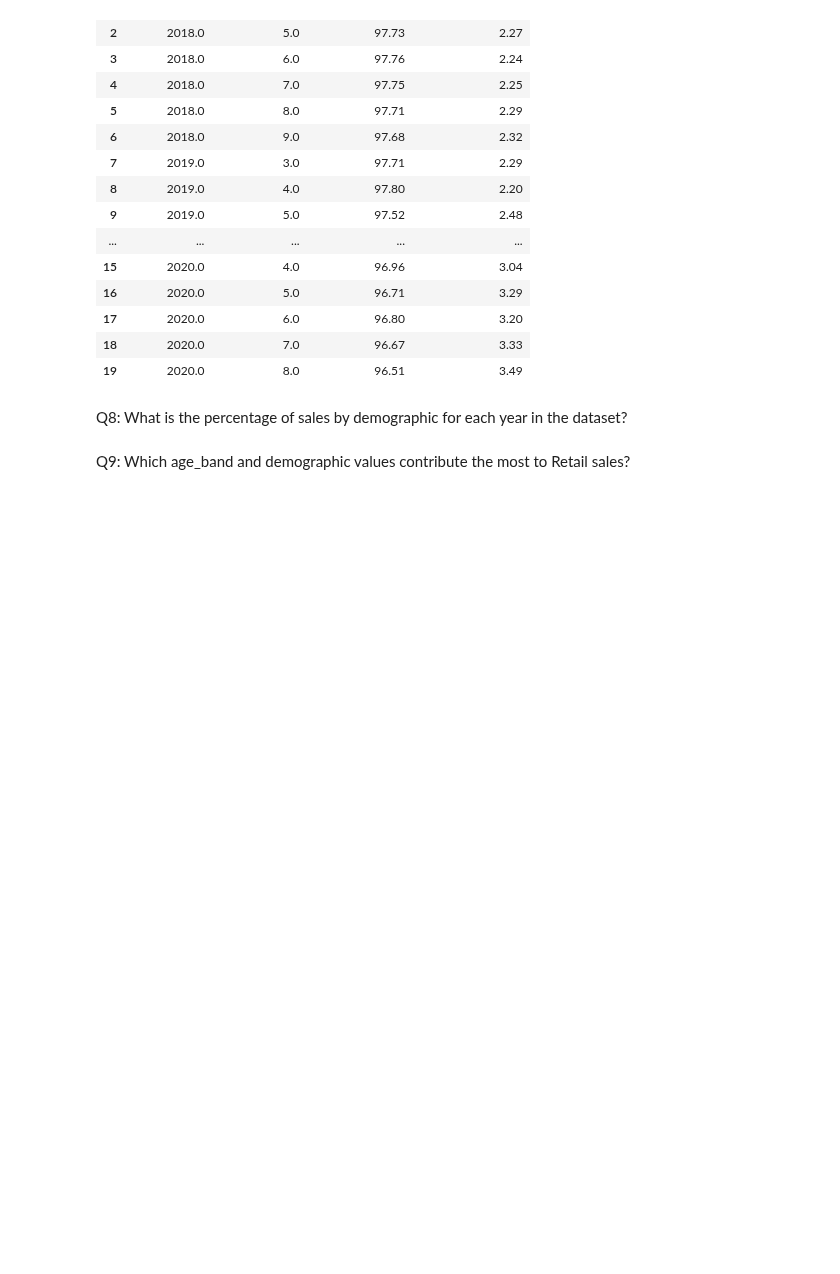
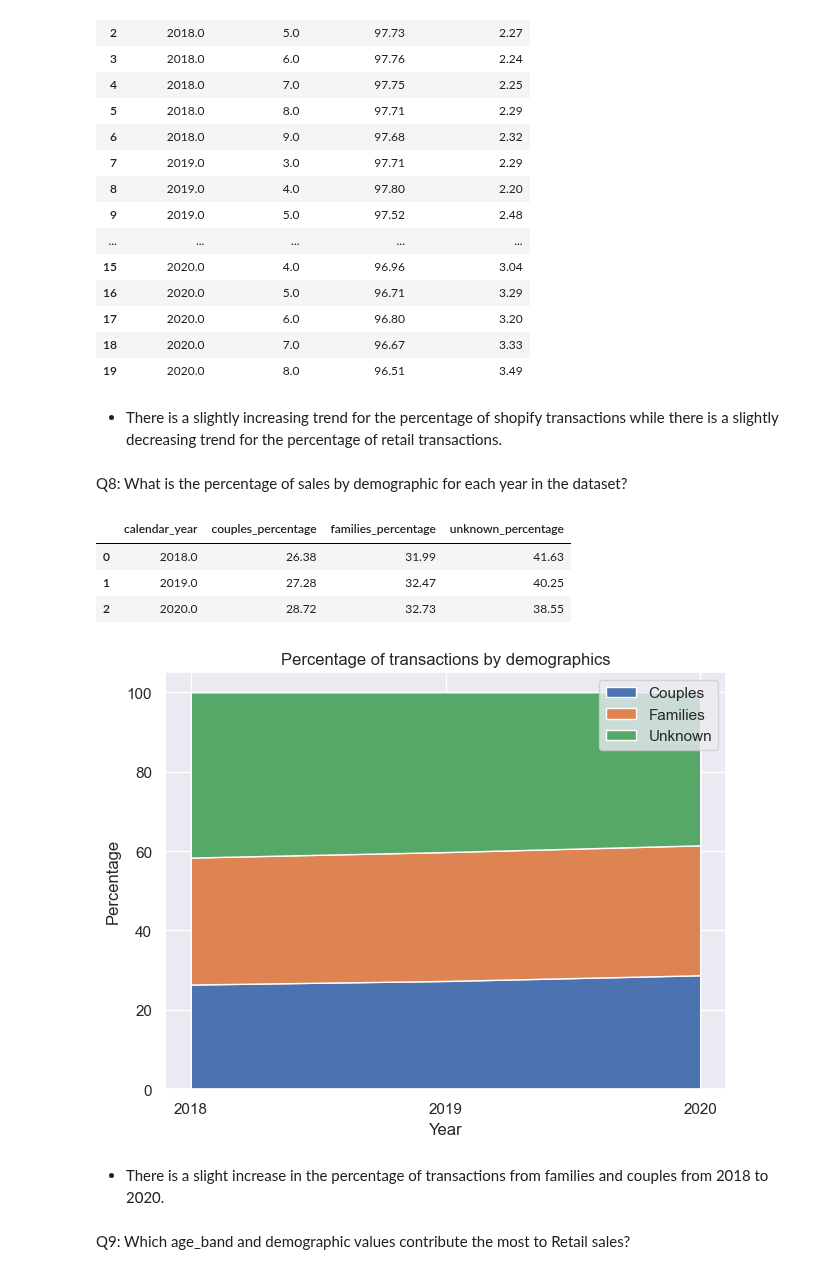
Before and after one commit to 20100215/8_Week_SQL_Challenge, a Jupyter notebook: Week 5 (Data Mart)/week5.ipynb, the cells around one changed output. Cells and saved outputs as stored; diff of their text form; code cells hidden in the pictures; blank space fills up the shorter version.

```diff
--- a/Week 5 (Data Mart)/week5.ipynb
+++ b/Week 5 (Data Mart)/week5.ipynb
@@ -376,7 +376,62 @@ q7_df
 | 17 | 2020.0 | 6.0 | 96.80 | 3.20 |
 | 18 | 2020.0 | 7.0 | 96.67 | 3.33 |
 | 19 | 2020.0 | 8.0 | 96.51 | 3.49 |
+# %% [markdown]
+- There is a slightly increasing trend for the percentage of shopify transactions while there is a slightly decreasing trend for the percentage of retail transactions.
 # %% [markdown]
 Q8: What is the percentage of sales by demographic for each year in the dataset?
+# %%
+# Same approach as Q7, but partition by demographic
+q8_df = query('''
+    WITH demographic_sales AS (
+        SELECT
+            calendar_year,
+            demographic,
+            SUM(sales) AS yearly_sales
+        FROM clean_weekly_sales
+        GROUP BY calendar_year, demographic
+    )
+
+    SELECT
+        calendar_year,
+        ROUND(100 * MAX
+            (CASE
+            WHEN demographic = 'Couples' THEN yearly_sales ELSE NULL END)
+            / SUM(yearly_sales),2) AS couples_percentage,
+        ROUND(100 * MAX
+            (CASE
+            WHEN demographic = 'Families' THEN yearly_sales ELSE NULL END)
+            / SUM(yearly_sales),2) AS families_percentage,
+        ROUND(100 * MAX
+            (CASE
+            WHEN demographic = 'unknown' THEN yearly_sales ELSE NULL END)
+            / SUM(yearly_sales),2) AS unknown_percentage
+        FROM demographic_sales
+        GROUP BY calendar_year
+        ORDER BY calendar_year
+''')
+q8_df
+# %% [output]
+|  | calendar_year | couples_percentage | families_percentage | unknown_percentage |
+| 0 | 2018.0 | 26.38 | 31.99 | 41.63 |
+| 1 | 2019.0 | 27.28 | 32.47 | 40.25 |
+| 2 | 2020.0 | 28.72 | 32.73 | 38.55 |
+# %%
+# Visualizing the data
+sns.set_theme()
+fig, ax = plt.subplots()
+ax.stackplot(q8_df.calendar_year, q8_df.couples_percentage, q8_df.families_percentage, q8_df.unknown_percentage,
+             labels=['Couples', "Families","Unknown"])
+fig.tight_layout()
+plt.legend(loc='upper right')
+plt.xticks([2018,2019,2020])
+plt.xlabel('Year')
+plt.ylabel('Percentage')
+plt.title('Percentage of transactions by demographics')
+plt.show()
+# %% [output]
+[figure, added]
+# %% [markdown]
+- There is a slight increase in the percentage of transactions from families and couples from 2018 to 2020.
 # %% [markdown]
 Q9: Which age_band and demographic values contribute the most to Retail sales?
```
Also changed, not shown: parts of 5 cells of this notebook.
